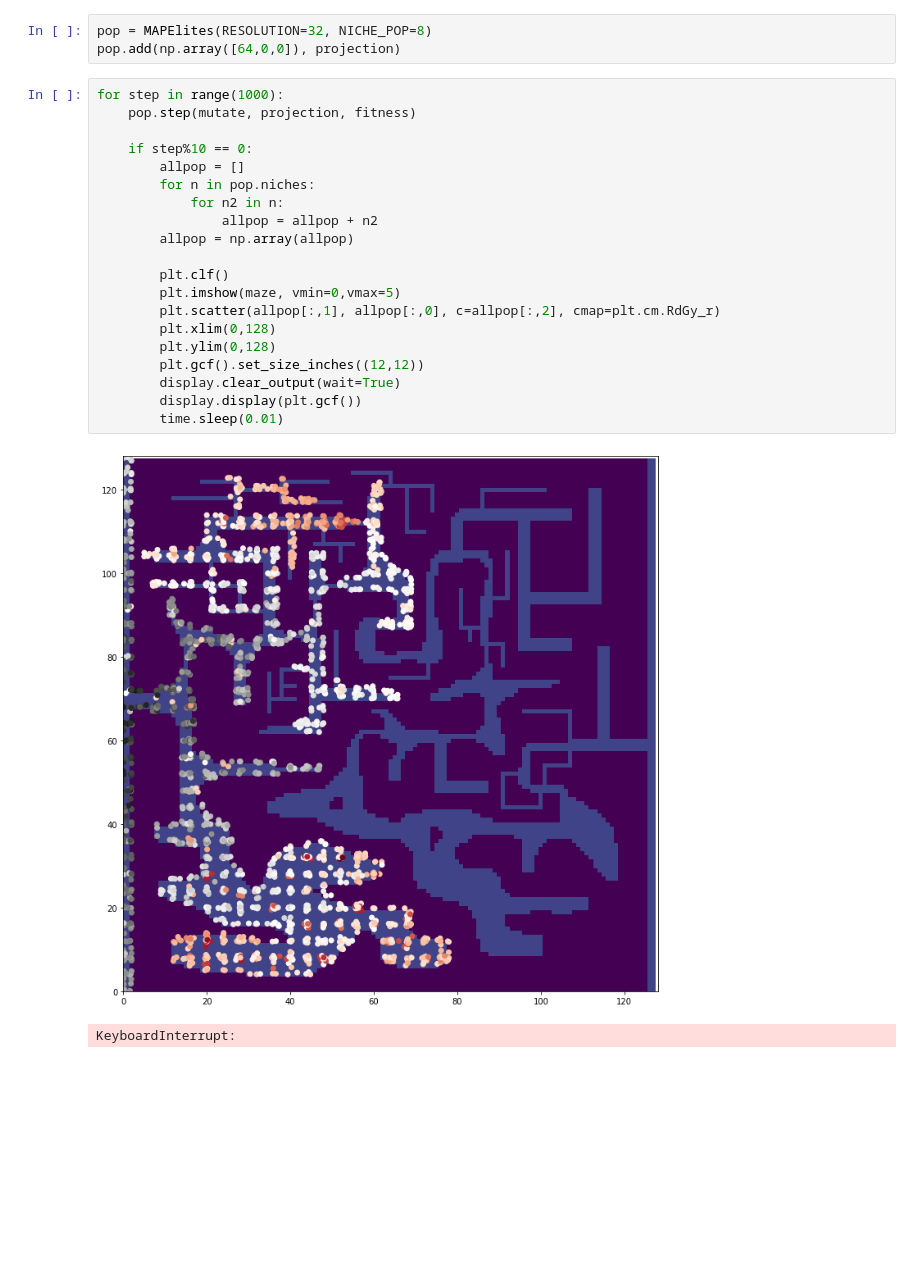
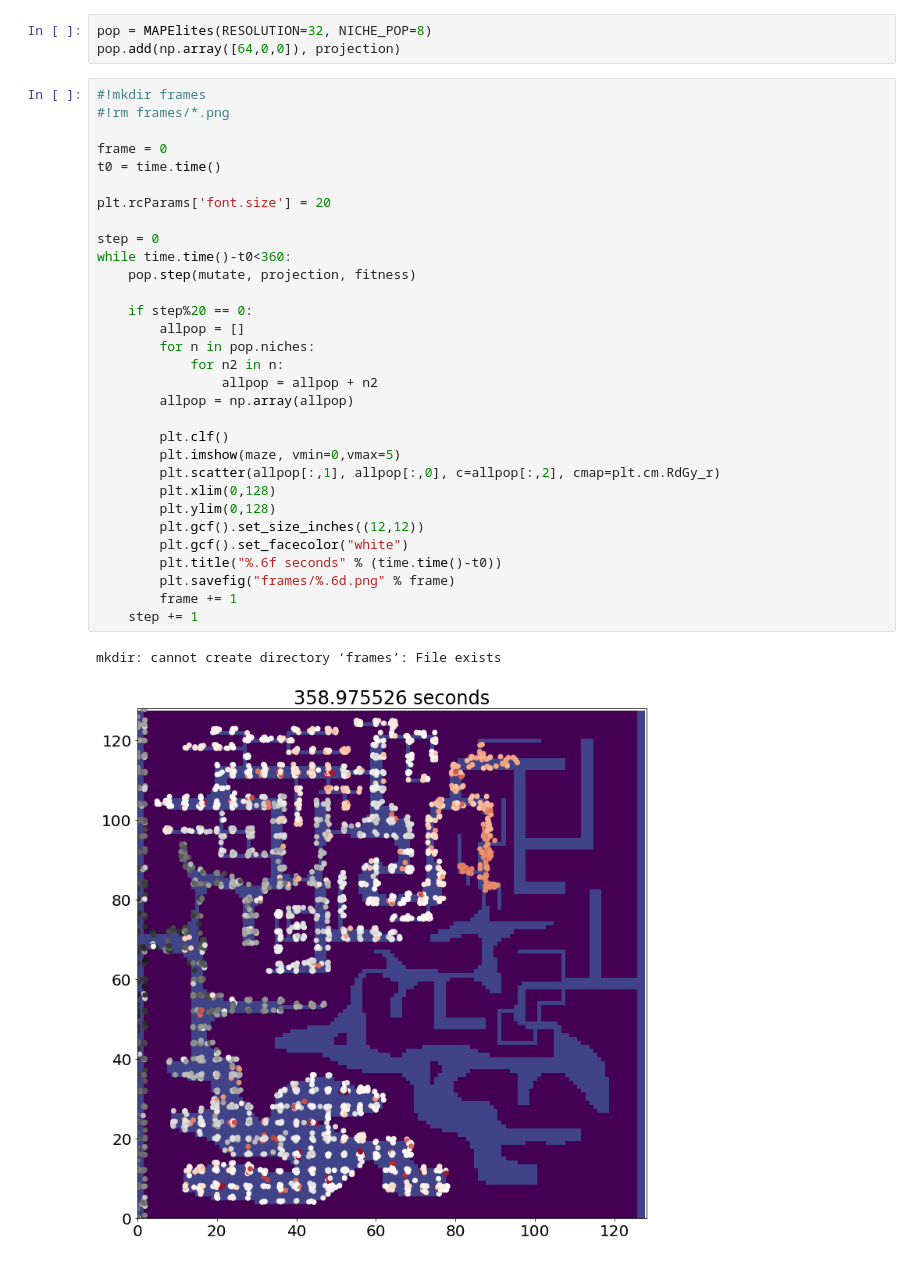
Before and after one commit to ngutten/StreamNotebooks, a Jupyter notebook: novelty_search/NoveltySearch.ipynb, the cells around one changed output. Cells and saved outputs as stored; diff of their text form; blank space fills up the shorter version.

```diff
--- a/novelty_search/NoveltySearch.ipynb
+++ b/novelty_search/NoveltySearch.ipynb
@@ -114,25 +119,36 @@ def fitness(p):
 pop = MAPElites(RESOLUTION=32, NICHE_POP=8)
 pop.add(np.array([64,0,0]), projection)
 # %%
-for step in range(1000):
+#!mkdir frames
+#!rm frames/*.png
+
+frame = 0
+t0 = time.time()
+
+plt.rcParams['font.size'] = 20
+
+step = 0
+while time.time()-t0<360:
     pop.step(mutate, projection, fitness)
 
-    if step%10 == 0:
+    if step%20 == 0:
         allpop = []
         for n in pop.niches:
             for n2 in n:
                 allpop = allpop + n2
         allpop = np.array(allpop)
 
         plt.clf()
         plt.imshow(maze, vmin=0,vmax=5)
         plt.scatter(allpop[:,1], allpop[:,0], c=allpop[:,2], cmap=plt.cm.RdGy_r)
         plt.xlim(0,128)
         plt.ylim(0,128)
         plt.gcf().set_size_inches((12,12))
-        display.clear_output(wait=True)
-        display.display(plt.gcf())
-        time.sleep(0.01)
+        plt.gcf().set_facecolor("white")
+        plt.title("%.6f seconds" % (time.time()-t0))
+        plt.savefig("frames/%.6d.png" % frame)
+        frame += 1
+    step += 1
 # %% [output]
+mkdir: cannot create directory ‘frames’: File exists
-[figure, old version]
+[figure, new version]
-KeyboardInterrupt:
```
Also changed, not shown: parts of 27 cells of this notebook.
